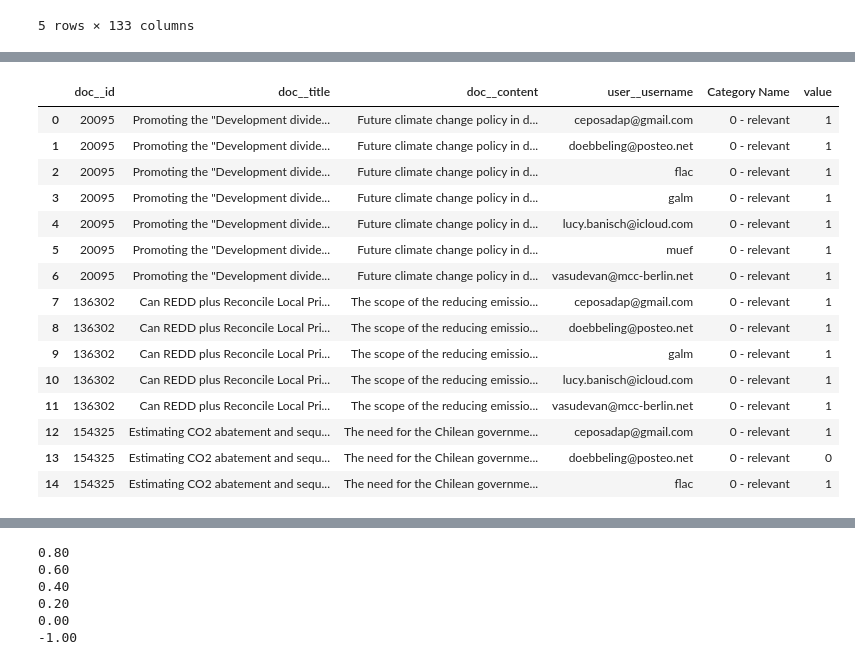
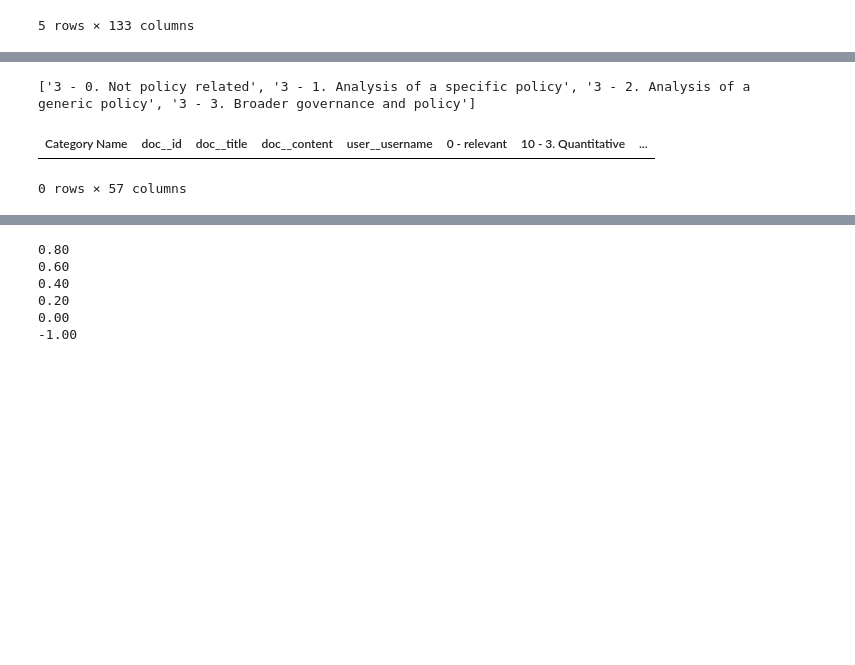
Before and after one commit to mcc-apsis/climate-policy-instruments, a Jupyter notebook: compare_ratings.ipynb, the cells around one changed output, grey strips where cells are left out. Saved outputs shown, nothing was run; the diff lists cells and outputs as text; code cells hidden in the pictures; blank space fills up the shorter version.

```diff
--- a/compare_ratings.ipynb
+++ b/compare_ratings.ipynb
@@ -162,7 +162,7 @@ df.head()
 # %%
 django.db.connection.close()
 
-tag = Tag.objects.get(pk=6038)
+tag = Tag.objects.get(pk=6076)
 print(tag.title)
 
 dos = DocOwnership.objects.filter(tag=tag, relevant__gt=0)
@@ -190,7 +190,8 @@ df = pd.DataFrame.from_dict(
         'category__name',
         'category__level',
         'user__username',
-        'countries__name'
+        'countries__name',
+        'texts__name'
     )
 )
 df = df[
@@ -201,6 +202,7 @@ df['category__level'] = df['category__level'].astype(str)
 df['cat'] = df[['category__level','category__name','user__username']].apply(lambda x: ' - '.join(x), axis=1)
 df['val'] = 1
 df.loc[~pd.isna(df['countries__name']),'val'] = df.loc[~pd.isna(df['countries__name']),'countries__name']
+df.loc[~pd.isna(df['texts__name']),'val'] = df.loc[~pd.isna(df['texts__name']),'texts__name']
 
 df['Category Name'] = df[['category__level','category__name']].apply(lambda x: ' - '.join(x), axis=1)
 
@@ -233,32 +235,25 @@ merged_df.tail()
 # %%
 # fill tag values with 0s where they have been rated
 def concat(x):
     return ", ".join(x)
 dudf_wide = (merged_df[['doc__id','doc__title','doc__content','user__username','Category Name','val']]
              .pivot_table(index=['doc__id','doc__title','doc__content','user__username'],columns="Category Name", values="val", aggfunc=np.sum)
              #.fillna(0)
             ).reset_index()
 
 dudf_wide[cats] = dudf_wide[cats].fillna(0)
-dudf_wide.head()
-dudf_wide.head(10)
-xdf = dudf_wide.melt(id_vars=['doc__id','doc__title','doc__content','user__username'])
-xdf.head(15)
-#xdf.value.values[0]
+
+policy_columns=[x for x in dudf_wide.columns if re.match("^3",x)]
+print(policy_columns)
+post_policy_columns=[x for x in dudf_wide.columns if re.match("^[4-9]",x) or re.match("^[0-9]{2}",x)]
+dudf_wide.loc[dudf_wide['3 - 0. Not policy related']==1,post_policy_columns] = np.NaN
+dudf_wide.loc[dudf_wide[policy_columns].sum(axis=1,min_count=1)==0,post_policy_columns] = np.NaN
+
+
+dudf_wide.loc[dudf_wide['3 - 0. Not policy related']==1]
+
+dudf_wide[dudf_wide['doc__id']==3280458]
 # %% [output]
+['3 - 0. Not policy related', '3 - 1. Analysis of a specific policy', '3 - 2. Analysis of a generic policy', '3 - 3. Broader governance and policy']
-|  | doc__id | doc__title | doc__content | user__username | Category Name | value |
-| 0 | 20095 | Promoting the "Development divide... | Future climate change policy in d... | ceposadap@gmail.com | 0 - relevant | 1 |
-| 1 | 20095 | Promoting the "Development divide... | Future climate change policy in d... | doebbeling@posteo.net | 0 - relevant | 1 |
-| 2 | 20095 | Promoting the "Development divide... | Future climate change policy in d... | flac | 0 - relevant | 1 |
-| 3 | 20095 | Promoting the "Development divide... | Future climate change policy in d... | galm | 0 - relevant | 1 |
-| 4 | 20095 | Promoting the "Development divide... | Future climate change policy in d... | lucy.banisch@icloud.com | 0 - relevant | 1 |
-| 5 | 20095 | Promoting the "Development divide... | Future climate change policy in d... | muef | 0 - relevant | 1 |
-| 6 | 20095 | Promoting the "Development divide... | Future climate change policy in d... | vasudevan@mcc-berlin.net | 0 - relevant | 1 |
-| 7 | 136302 | Can REDD plus Reconcile Local Pri... | The scope of the reducing emissio... | ceposadap@gmail.com | 0 - relevant | 1 |
-| 8 | 136302 | Can REDD plus Reconcile Local Pri... | The scope of the reducing emissio... | doebbeling@posteo.net | 0 - relevant | 1 |
-| 9 | 136302 | Can REDD plus Reconcile Local Pri... | The scope of the reducing emissio... | galm | 0 - relevant | 1 |
-| 10 | 136302 | Can REDD plus Reconcile Local Pri... | The scope of the reducing emissio... | lucy.banisch@icloud.com | 0 - relevant | 1 |
-| 11 | 136302 | Can REDD plus Reconcile Local Pri... | The scope of the reducing emissio... | vasudevan@mcc-berlin.net | 0 - relevant | 1 |
-| 12 | 154325 | Estimating CO2 abatement and sequ... | The need for the Chilean governme... | ceposadap@gmail.com | 0 - relevant | 1 |
-| 13 | 154325 | Estimating CO2 abatement and sequ... | The need for the Chilean governme... | doebbeling@posteo.net | 0 - relevant | 0 |
-| 14 | 154325 | Estimating CO2 abatement and sequ... | The need for the Chilean governme... | flac | 0 - relevant | 1 |
+| Category Name | doc__id | doc__title | doc__content | user__username | 0 - relevant | 10 - 3. Quantitative | ... |
+0 rows × 57 columns
```
Also changed, not shown: parts of 11 cells of this notebook, 3 other files.
